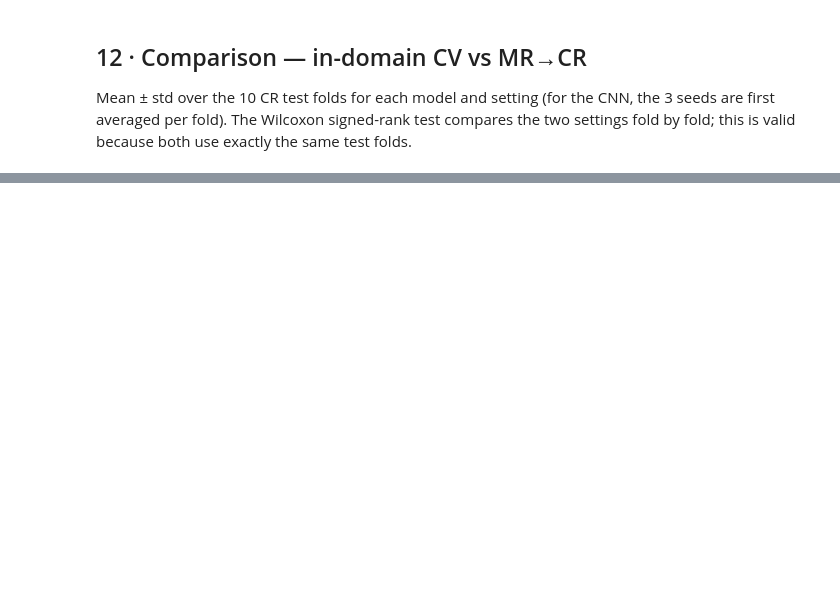
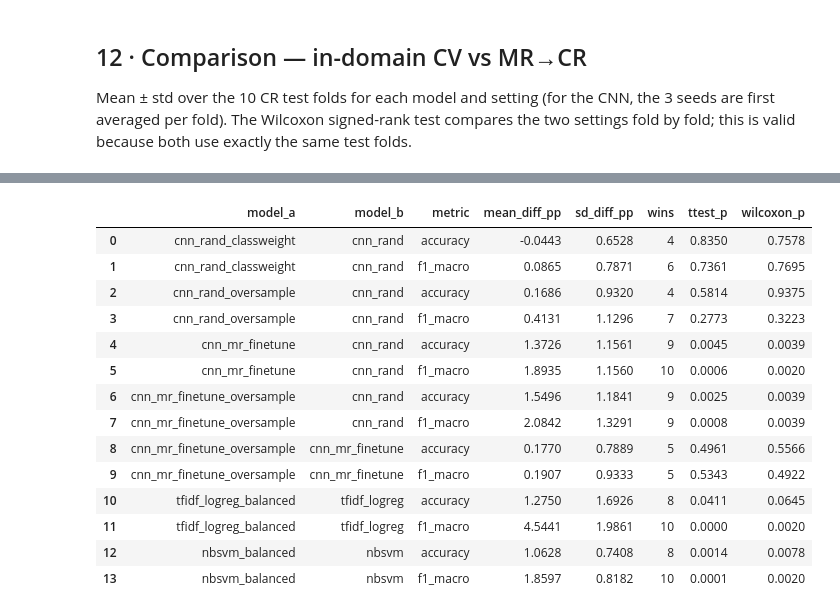
Before and after one commit to MrudulTarade/Convolutional-Neural-Networks-for-Sentence-Classification, a Jupyter notebook: notebook/feature/customer_review/customer_review_V2.ipynb, the cells around one changed output, grey strips where cells are left out. Cells and saved outputs as stored; diff of their text form; code cells hidden in the pictures; blank space fills up the shorter version.

```diff
--- a/notebook/feature/customer_review/customer_review_V2.ipynb
+++ b/notebook/feature/customer_review/customer_review_V2.ipynb
@@ -434,0 +536,38 @@ cnn_rand: CV 0.7934 vs MR→CR 0.6466, Wilcoxon p = 0.0020
+# %%
+from scipy.stats import ttest_rel
+
+fold_mean = abl_df.groupby(["model", "fold"], as_index=False)[["accuracy", "f1_macro", "neg_recall"]].mean()
+summary = fold_mean.groupby("model").agg(
+    accuracy_mean=("accuracy", "mean"), accuracy_sd=("accuracy", "std"),
+    f1_macro_mean=("f1_macro", "mean"), f1_macro_sd=("f1_macro", "std"),
+    neg_recall_mean=("neg_recall", "mean"), neg_recall_sd=("neg_recall", "std"),
+    n_seeds=("accuracy", "size")).sort_values("accuracy_mean", ascending=False)
+# majority floor: always predict positive
+maj_f1 = np.mean([f1_score(y[te], np.ones(len(te), dtype=int), average="macro")
+                  for _, te in cv.split(X, y)])
+summary.loc["majority_floor"] = [0.6375, np.nan, maj_f1, np.nan, 0.0, np.nan, np.nan]
+summary.to_csv(REPO_ROOT / "results" / "cr_ablation_summary.csv")
+display((summary.drop(columns="n_seeds") * 100).round(1).assign(n_seeds=summary["n_seeds"]))
+
+pairs = [(m, "cnn_rand") for m in variants[1:]] + [
+    ("cnn_mr_finetune_oversample", "cnn_mr_finetune"),
+    ("tfidf_logreg_balanced", "tfidf_logreg"),
+    ("nbsvm_balanced", "nbsvm")]
+test_rows = []
+for a, b in pairs:
+    for metric in ["accuracy", "f1_macro"]:
+        va = fold_mean.query("model == @a").sort_values("fold")[metric].to_numpy()
+        vb = fold_mean.query("model == @b").sort_values("fold")[metric].to_numpy()
+        d = va - vb
+        try:
+            w_p = wilcoxon(va, vb).pvalue
+        except ValueError:
+            w_p = np.nan
+        test_rows.append({"model_a": a, "model_b": b, "metric": metric,
+                          "mean_diff_pp": d.mean() * 100, "sd_diff_pp": d.std(ddof=1) * 100,
+                          "wins": int((d > 0).sum()),
+                          "ttest_p": ttest_rel(va, vb).pvalue, "wilcoxon_p": w_p})
+tests_df = pd.DataFrame(test_rows)
+tests_df.to_csv(REPO_ROOT / "results" / "cr_paired_tests.csv", index=False)
+display(tests_df.round(4))
+# %% [output]
@@ -434,0 +586,15 @@ cnn_rand: CV 0.7934 vs MR→CR 0.6466, Wilcoxon p = 0.0020
+|  | model_a | model_b | metric | mean_diff_pp | sd_diff_pp | wins | ttest_p | wilcoxon_p |
+| 0 | cnn_rand_classweight | cnn_rand | accuracy | -0.0443 | 0.6528 | 4 | 0.8350 | 0.7578 |
+| 1 | cnn_rand_classweight | cnn_rand | f1_macro | 0.0865 | 0.7871 | 6 | 0.7361 | 0.7695 |
+| 2 | cnn_rand_oversample | cnn_rand | accuracy | 0.1686 | 0.9320 | 4 | 0.5814 | 0.9375 |
+| 3 | cnn_rand_oversample | cnn_rand | f1_macro | 0.4131 | 1.1296 | 7 | 0.2773 | 0.3223 |
+| 4 | cnn_mr_finetune | cnn_rand | accuracy | 1.3726 | 1.1561 | 9 | 0.0045 | 0.0039 |
+| 5 | cnn_mr_finetune | cnn_rand | f1_macro | 1.8935 | 1.1560 | 10 | 0.0006 | 0.0020 |
+| 6 | cnn_mr_finetune_oversample | cnn_rand | accuracy | 1.5496 | 1.1841 | 9 | 0.0025 | 0.0039 |
+| 7 | cnn_mr_finetune_oversample | cnn_rand | f1_macro | 2.0842 | 1.3291 | 9 | 0.0008 | 0.0039 |
+| 8 | cnn_mr_finetune_oversample | cnn_mr_finetune | accuracy | 0.1770 | 0.7889 | 5 | 0.4961 | 0.5566 |
+| 9 | cnn_mr_finetune_oversample | cnn_mr_finetune | f1_macro | 0.1907 | 0.9333 | 5 | 0.5343 | 0.4922 |
+| 10 | tfidf_logreg_balanced | tfidf_logreg | accuracy | 1.2750 | 1.6926 | 8 | 0.0411 | 0.0645 |
+| 11 | tfidf_logreg_balanced | tfidf_logreg | f1_macro | 4.5441 | 1.9861 | 10 | 0.0000 | 0.0020 |
+| 12 | nbsvm_balanced | nbsvm | accuracy | 1.0628 | 0.7408 | 8 | 0.0014 | 0.0078 |
+| 13 | nbsvm_balanced | nbsvm | f1_macro | 1.8597 | 0.8182 | 10 | 0.0001 | 0.0020 |
```
Also changed, not shown: parts of 11 cells of this notebook.
